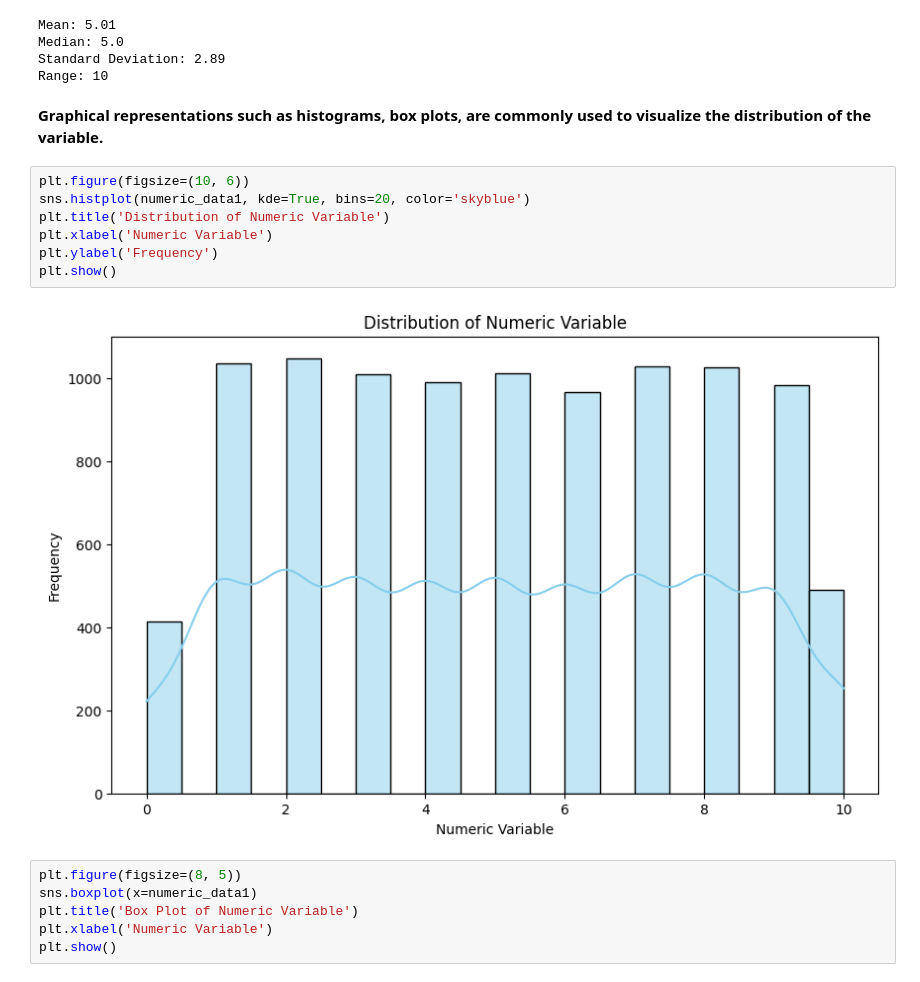
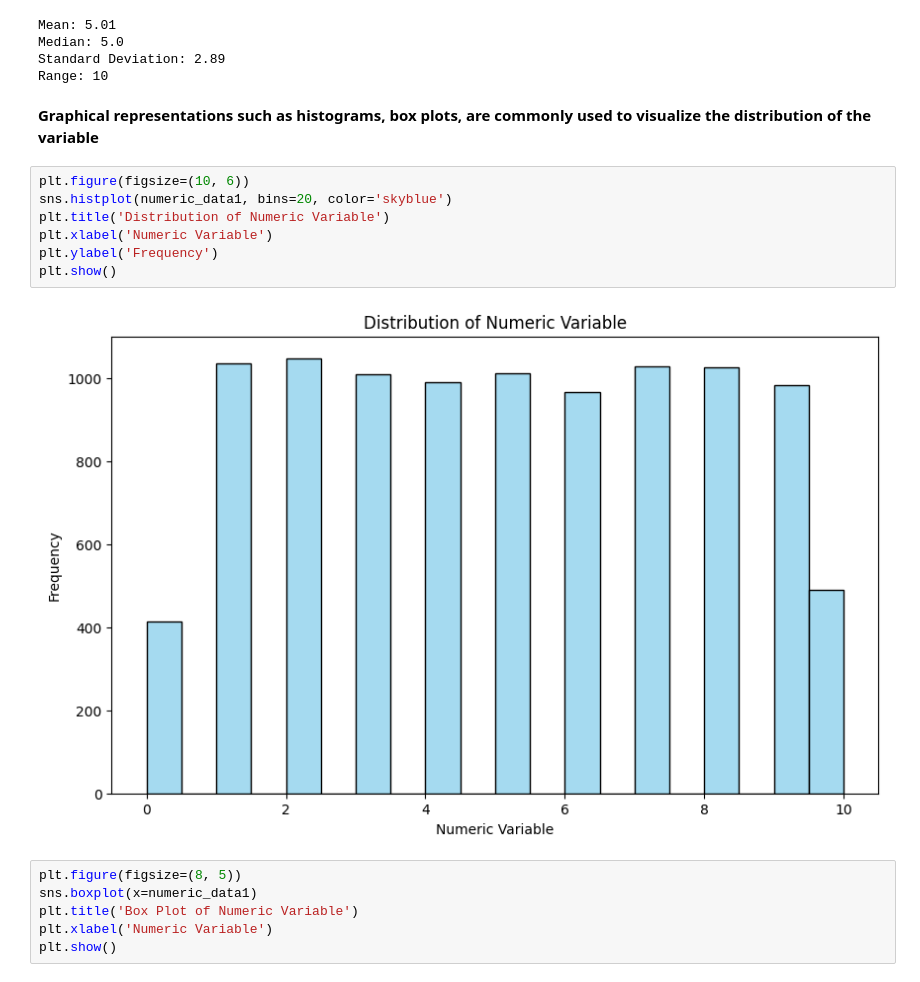
Before and after one commit to raziyasultan/AI_ML_internship, a Jupyter notebook: Task2_Dataset1.ipynb, the cells around one changed output. Saved outputs shown, nothing was run; the diff lists cells and outputs as text.

```diff
--- a/Task2_Dataset1.ipynb
+++ b/Task2_Dataset1.ipynb
@@ -114,16 +114,16 @@ Median: 5.0
 Standard Deviation: 2.89
 Range: 10
 # %% [markdown]
-**Graphical representations such as histograms, box plots, are commonly used to visualize the distribution of the variable.**
+**Graphical representations such as histograms, box plots, are commonly used to visualize the distribution of the variable**
 # %%
 plt.figure(figsize=(10, 6))
-sns.histplot(numeric_data1, kde=True, bins=20, color='skyblue')
+sns.histplot(numeric_data1, bins=20, color='skyblue')
 plt.title('Distribution of Numeric Variable')
 plt.xlabel('Numeric Variable')
 plt.ylabel('Frequency')
 plt.show()
 # %% [output]
-[figure, old version]
+[figure, new version]
 # %%
 plt.figure(figsize=(8, 5))
 sns.boxplot(x=numeric_data1)
```
Also changed, not shown: parts of 9 cells of this notebook.
